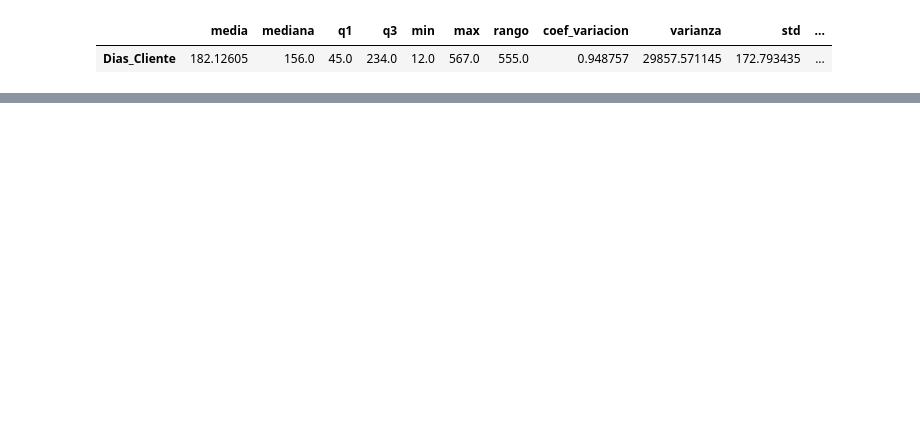
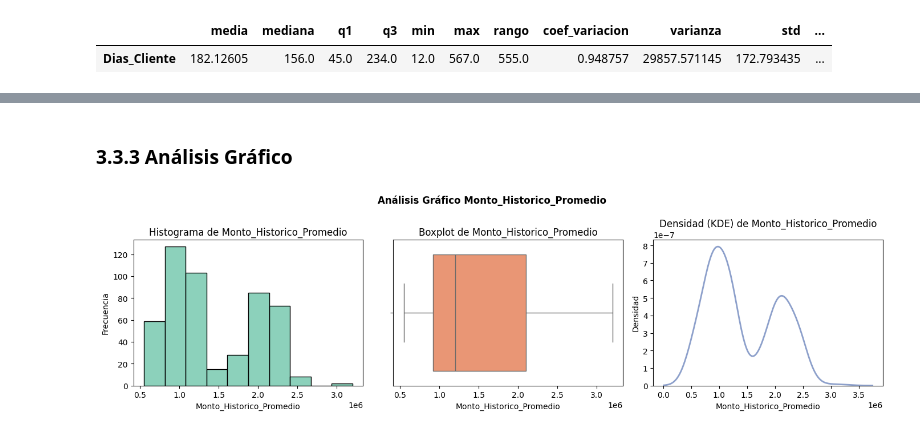
Before and after one commit to Joel-F-Alba-A/Taller_S9_Preprocesamiento_Datos, a Jupyter notebook: Taller_S9.ipynb, the cells around one changed output, grey strips where cells are left out. Cells and saved outputs as stored; diff of their text form; code cells hidden in the pictures; blank space fills up the shorter version.

```diff
--- a/Taller_S9.ipynb
+++ b/Taller_S9.ipynb
@@ -244,0 +308,6 @@ plot_numeric_data('Dias_Cliente')
+# %% [markdown]
+### **3.3.3 Análisis Gráfico**
+# %%
+plot_numeric_data('Monto_Historico_Promedio')
+# %% [output]
+[figure, added]
```
Also changed, not shown: parts of 26 cells of this notebook.
